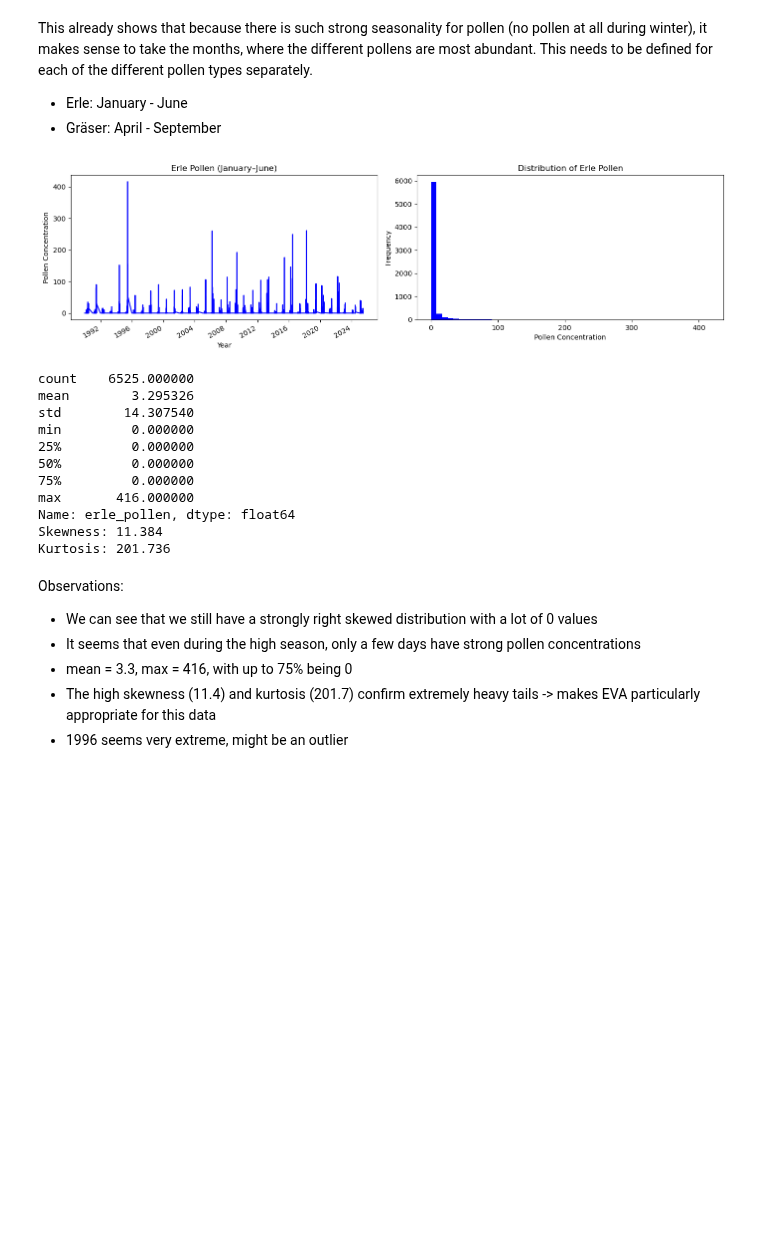
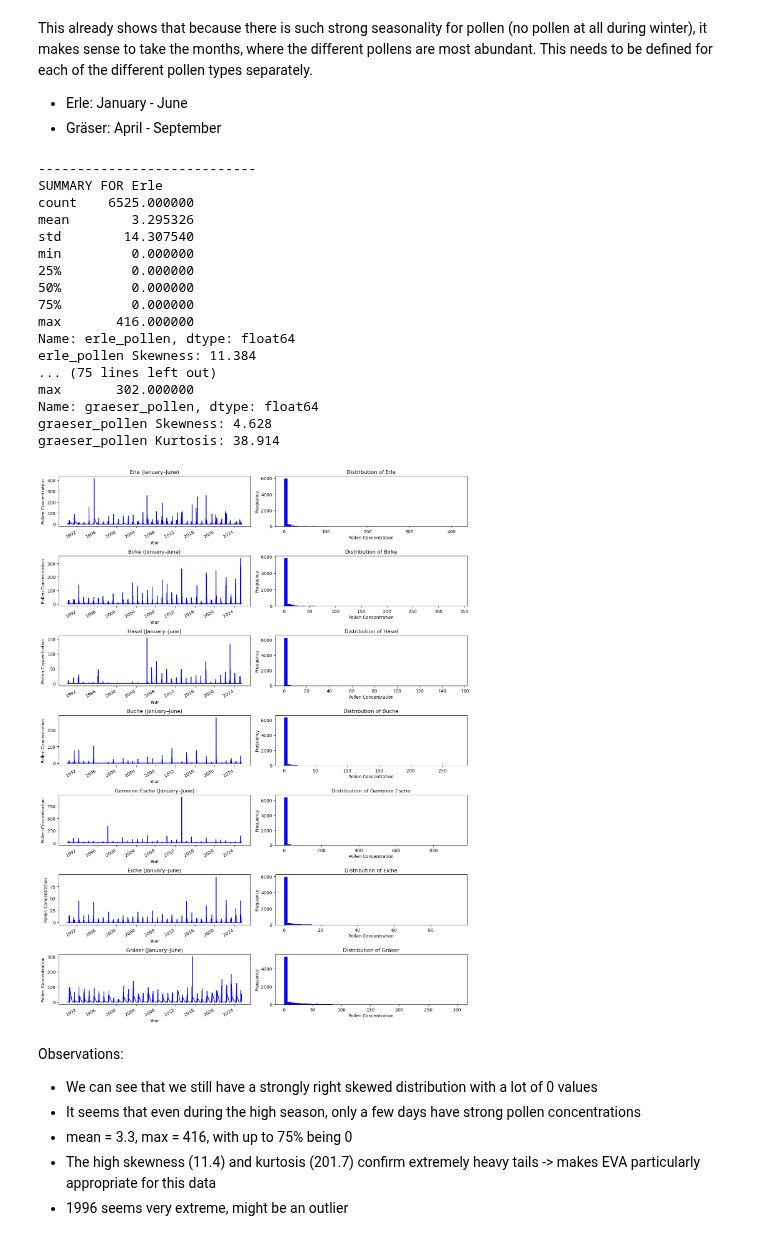
Before and after one commit to lnhrnndz/ESC403-Intro-to-Data-Science-Project, a Jupyter notebook: 04 Extreme Value Analysis.ipynb, the cells around one changed output. Drawn from its saved outputs; the diff is of its cells as text; code cells hidden in the pictures; blank space fills up the shorter version.

```diff
--- a/04 Extreme Value Analysis.ipynb
+++ b/04 Extreme Value Analysis.ipynb
@@ -551,41 +1035,48 @@ This already shows that because there is such strong seasonality for pollen (no
 - Gräser: April - September
 # %%
 # Filter to pollen seasons
-erle_season = df[df.index.month.isin([1, 2, 3, 4, 5, 6])]["erle_pollen"]
 
-# Plot
-fig, axes = plt.subplots(1, 2, figsize=(14, 4))
+fig, axes = plt.subplots(len(pollen_cols), 2, figsize=(14, 18))
 
-# Time series
-erle_season.plot(ax=axes[0], title="Erle Pollen (January–June)", color="blue")
-axes[0].set_ylabel("Pollen Concentration")
-axes[0].set_xlabel("Year")
+for i, col in enumerate(pollen_cols):
+    season = df[df.index.month.isin([1, 2, 3, 4, 5, 6])][f"{col}"]
+    season.plot(ax=axes[i,0], title=f"{pollen_names[i]} (January–June)", color="blue")
+    axes[i,0].set_ylabel("Pollen Concentration")
+    axes[i,0].set_xlabel("Year")
 
-# Histogram to see the distribution
-erle_season.plot(kind="hist", ax=axes[1], bins=50, color="blue", title="Distribution of Erle Pollen")
-axes[1].set_xlabel("Pollen Concentration")
-axes[1].set_ylabel("Frequency")
+    # Histogram to see the distribution
+    season.plot(kind="hist", ax=axes[i,1], bins=50, color="blue", title=f"Distribution of {pollen_names[i]}")
+    axes[i,1].set_xlabel("Pollen Concentration")
+    axes[i,1].set_ylabel("Frequency")
+
+    # Numeric summary
+    print('----------------------------')
+    print(f'SUMMARY FOR {pollen_names[i]}')
+    print(season.describe())
+    print(f"{col} Skewness: {season.skew():.3f}")
+    print(f"{col} Kurtosis: {season.kurt():.3f}")
 
 plt.tight_layout()
 plt.show()
-
-# Numeric summary
-print(erle_season.describe())
-print(f"Skewness: {erle_season.skew():.3f}")
-print(f"Kurtosis: {erle_season.kurt():.3f}")
 # %% [output]
+----------------------------
+SUMMARY FOR Erle
+count    6525.000000
+mean        3.295326
+std        14.307540
+min         0.000000
+25%         0.000000
+50%         0.000000
+75%         0.000000
+max       416.000000
+Name: erle_pollen, dtype: float64
+erle_pollen Skewness: 11.384
+... (75 lines left out)
+max       302.000000
+Name: graeser_pollen, dtype: float64
+graeser_pollen Skewness: 4.628
+graeser_pollen Kurtosis: 38.914
-[figure, old version]
+[figure, new version]
-count    6525.000000
-mean        3.295326
-std        14.307540
-min         0.000000
-25%         0.000000
-50%         0.000000
-75%         0.000000
-max       416.000000
-Name: erle_pollen, dtype: float64
-Skewness: 11.384
-Kurtosis: 201.736
 # %% [markdown]
 Observations:
 - We can see that we still have a strongly right skewed distribution with a lot of 0 values
```
Also changed, not shown: parts of 52 cells of this notebook, 1 other file.
